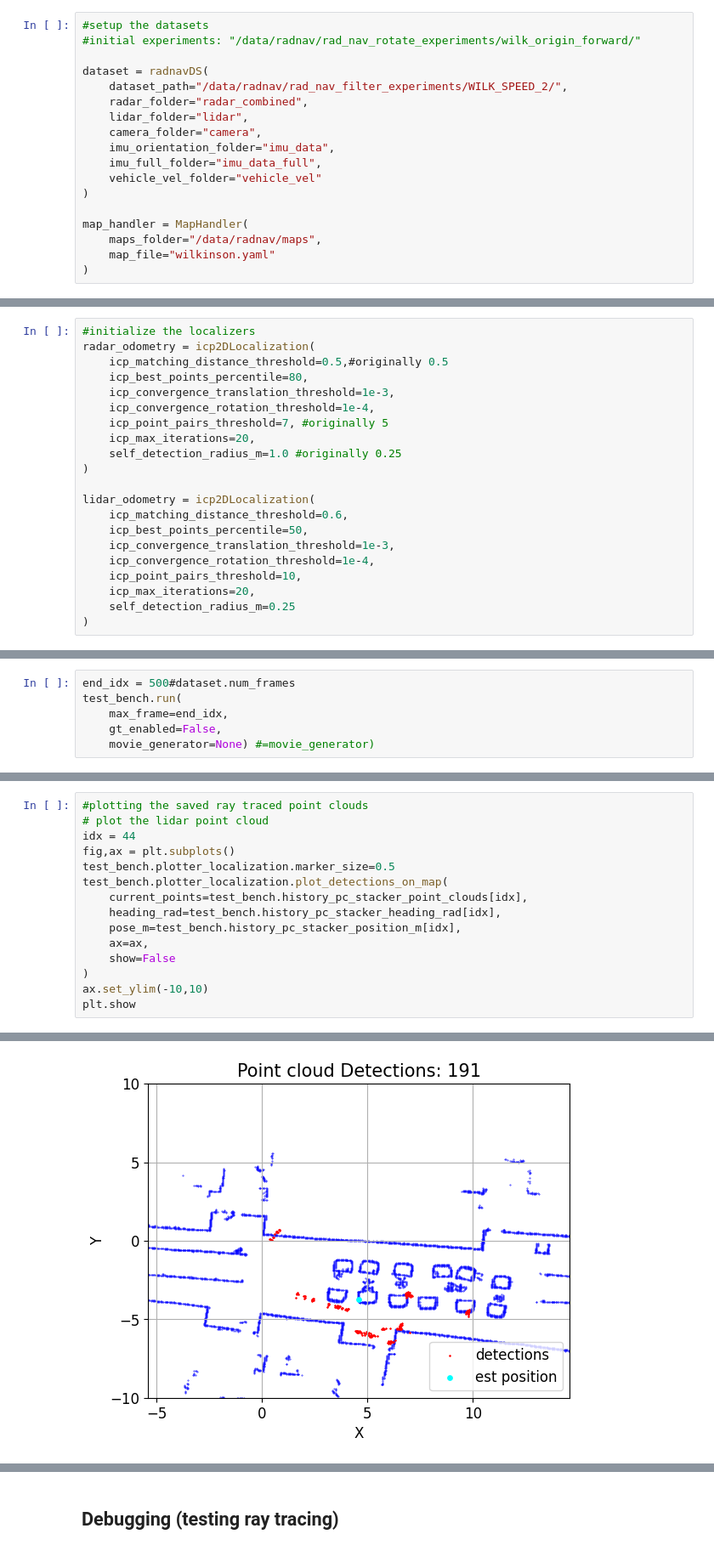
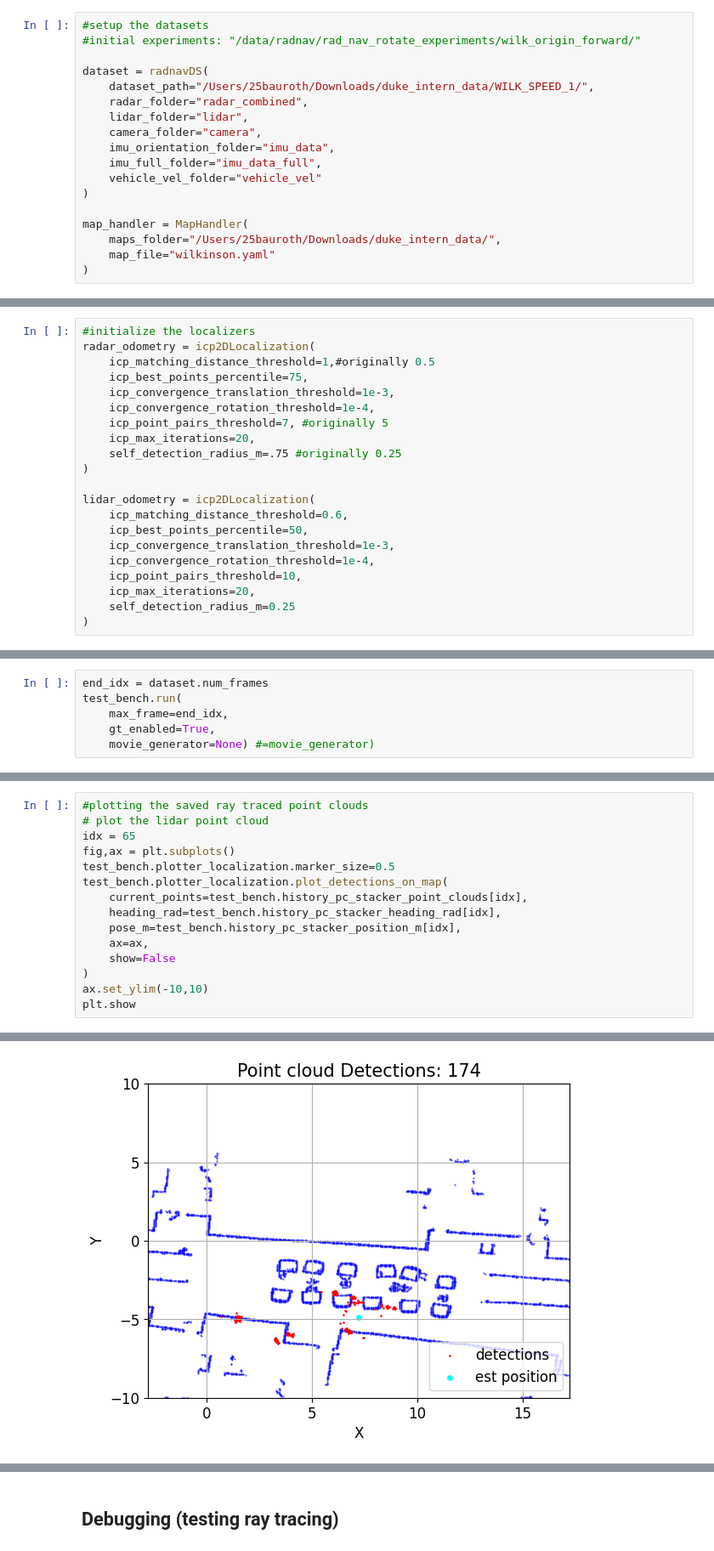
Before and after one commit to davidmhunt/odometry, a Jupyter notebook: notebooks/eval_combined_pc_kalman.ipynb, the cells around one changed output, grey strips where cells are left out. Shown at 85% size. Cells and saved outputs as stored; diff of their text form.

```diff
--- a/notebooks/eval_combined_pc_kalman.ipynb
+++ b/notebooks/eval_combined_pc_kalman.ipynb
@@ -16,7 +16,7 @@ from odometry.plotting.movies import MovieGenerator
 #initial experiments: "/data/radnav/rad_nav_rotate_experiments/wilk_origin_forward/"
 
 dataset = radnavDS(
-    dataset_path="/data/radnav/rad_nav_filter_experiments/WILK_SPEED_2/",
+    dataset_path="/Users/25bauroth/Downloads/duke_intern_data/WILK_SPEED_1/",
     radar_folder="radar_combined",
     lidar_folder="lidar",
     camera_folder="camera",
@@ -26,7 +26,7 @@ dataset = radnavDS(
 )
 
 map_handler = MapHandler(
-    maps_folder="/data/radnav/maps",
+    maps_folder="/Users/25bauroth/Downloads/duke_intern_data/",
     map_file="wilkinson.yaml"
 )
 # %% [output]
@@ -40,13 +40,13 @@ loaded map from /data/radnav/maps/wilkinson.yaml
 # %%
 #initialize the localizers
 radar_odometry = icp2DLocalization(
-    icp_matching_distance_threshold=0.5,#originally 0.5
-    icp_best_points_percentile=80,
+    icp_matching_distance_threshold=1,#originally 0.5
+    icp_best_points_percentile=75,
     icp_convergence_translation_threshold=1e-3,
     icp_convergence_rotation_threshold=1e-4,
     icp_point_pairs_threshold=7, #originally 5
     icp_max_iterations=20,
-    self_detection_radius_m=1.0 #originally 0.25
+    self_detection_radius_m=.75 #originally 0.25
 )
 
 lidar_odometry = icp2DLocalization(
@@ -109,8 +109,8 @@ clearing temp directory /home/david/Downloads/odometry_temp
 [figure]
 # %%
-end_idx = 500#dataset.num_frames
+end_idx = dataset.num_frames
 test_bench.run(
     max_frame=end_idx,
-    gt_enabled=False,
+    gt_enabled=True,
     movie_generator=None) #=movie_generator)
 # %%
@@ -136,21 +136,21 @@ kalman_plotter.plot_kalman_result_history(
 # %%
 #plotting the saved ray traced point clouds
 # plot the lidar point cloud
-idx = 44
+idx = 65
 fig,ax = plt.subplots()
 test_bench.plotter_localization.marker_size=0.5
 test_bench.plotter_localization.plot_detections_on_map(
     current_points=test_bench.history_pc_stacker_point_clouds[idx],
     heading_rad=test_bench.history_pc_stacker_heading_rad[idx],
     pose_m=test_bench.history_pc_stacker_position_m[idx],
     ax=ax,
     show=False
 )
 ax.set_ylim(-10,10)
 plt.show
 # %% [output]
 <function matplotlib.pyplot.show(close=None, block=None)>
-[figure, old version]
+[figure, new version]
 # %%
 test_bench.analyze()
 # %% [output]
```
Also changed, not shown: parts of 16 cells of this notebook, 1 other file.
